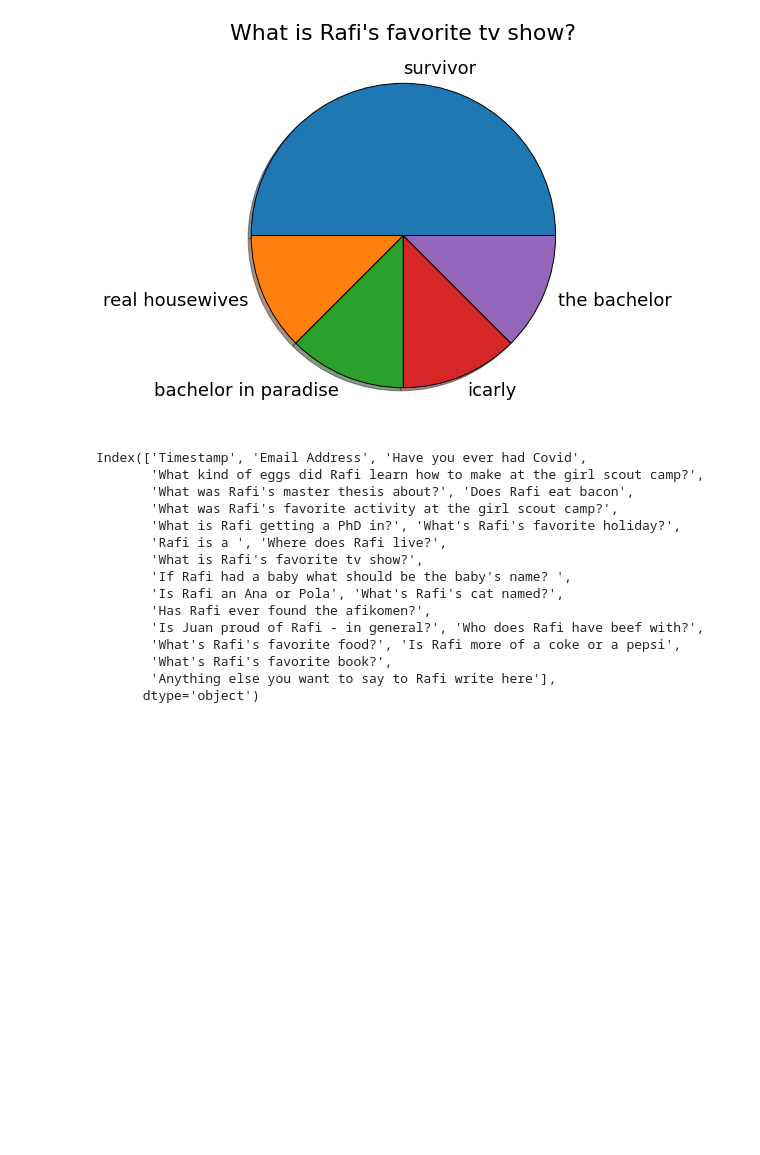
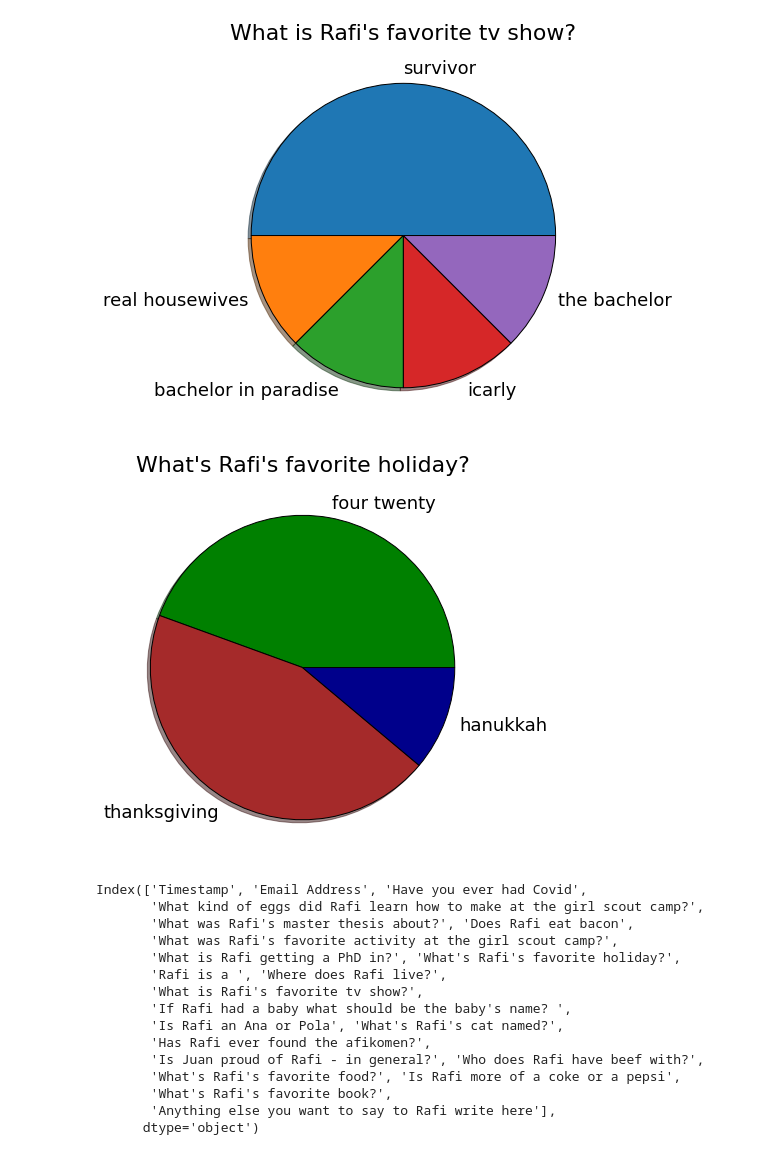
Before and after one commit to MarcBernstein0/raizel-practice-questions, a Jupyter notebook: notebook/Rafi.ipynb, the cells around one changed output. Saved outputs shown, nothing was run; the diff lists cells and outputs as text; code cells hidden in the pictures; blank space fills up the shorter version.

Commit message:
graphs

```diff
--- a/notebook/Rafi.ipynb
+++ b/notebook/Rafi.ipynb
@@ -122,6 +122,17 @@ plt.title("What is Rafi's favorite tv show?", fontsize=22)
 plt.show()
 # %% [output]
 [figure]
+# %%
+plt.subplots(figsize=(14,7))
+rafi["What's Rafi's favorite holiday?"].str.lower().value_counts().plot(kind='pie', colors = ['green', 'brown', 'darkblue'],
+                                                                wedgeprops={'edgecolor':'black'},
+                                                                shadow=True,
+                                                                textprops={'fontsize': 18},
+                                                                label='') #use label empty str to get rid of column title
+plt.title("What's Rafi's favorite holiday?", fontsize=22)
+plt.show()
+# %% [output]
+[figure, added]
 # %%
 rafi.columns
 # %% [output]
```
